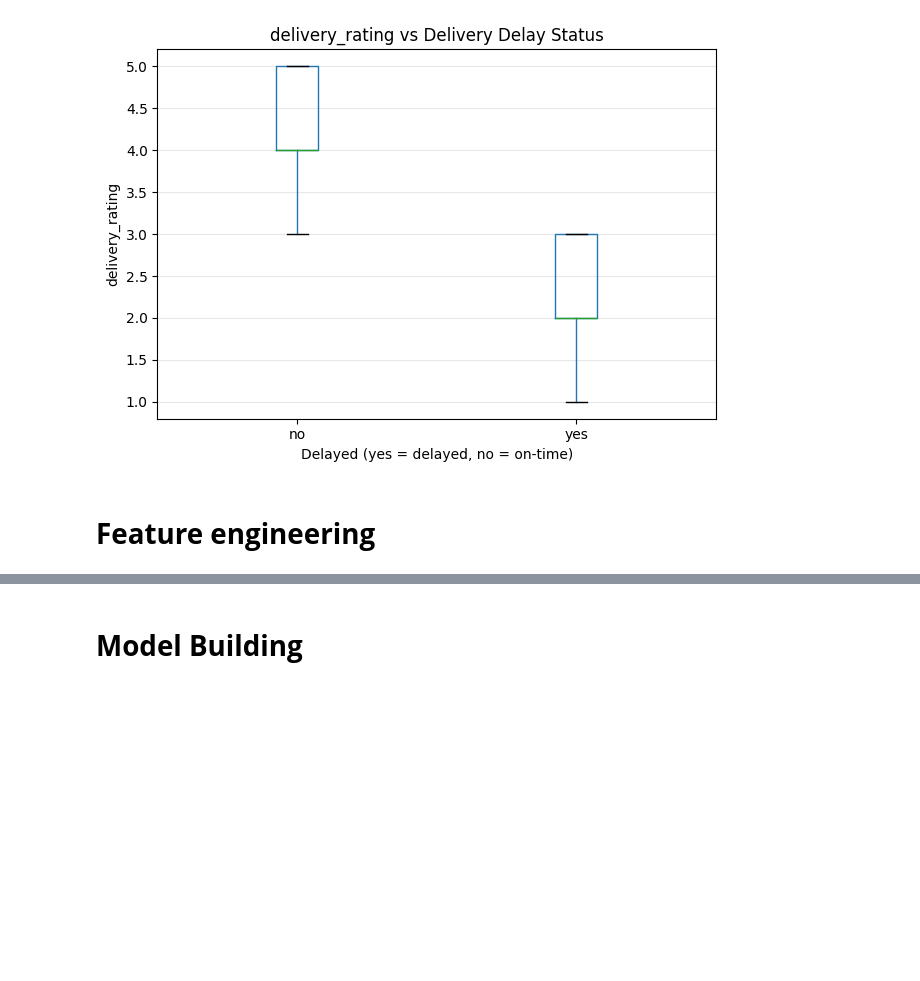
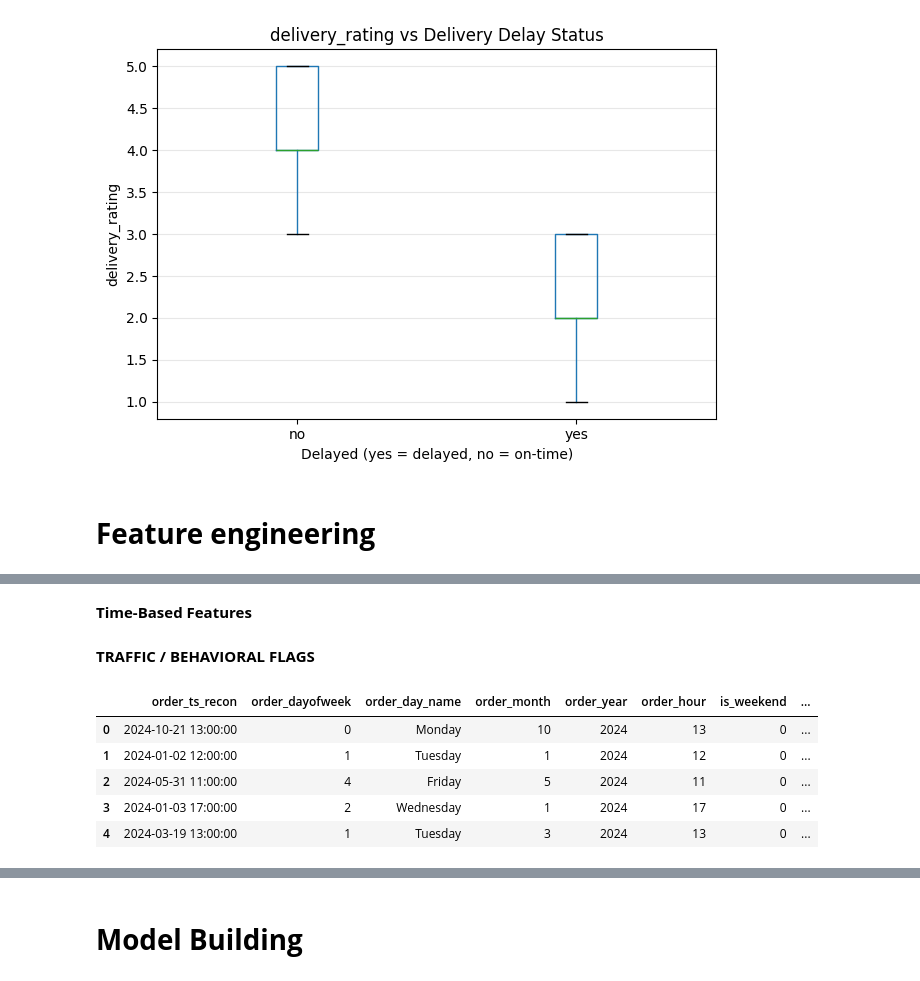
Before and after one commit to Ronal-Thomas/ETA-Delay-Prediction-Logistics, a Jupyter notebook: ETA_Delay_Prediction.ipynb, the cells around one changed output, grey strips where cells are left out. Saved outputs shown, nothing was run; the diff lists cells and outputs as text; code cells hidden in the pictures; blank space fills up the shorter version.

```diff
--- a/ETA_Delay_Predictionxy.ipynb
+++ b/ETA_Delay_Prediction.ipynb
@@ -518,0 +452,2 @@ Name: order_ts_recon, dtype: object
+# %%
+df = pd.read_csv("Delivery_Logistics_reconstructed.csv")
@@ -518,0 +480,2 @@ Name: order_ts_recon, dtype: object
+# %% [markdown]
+**Time-Based Features**
@@ -518,0 +499,2 @@ Name: order_ts_recon, dtype: object
+# %% [markdown]
+**TRAFFIC / BEHAVIORAL FLAGS**
@@ -518,0 +523,19 @@ Name: order_ts_recon, dtype: object
+# %%
+df[[
+    "order_ts_recon",
+    "order_dayofweek",
+    "order_day_name",
+    "order_month",
+    "order_year",
+    "order_hour",
+    "is_weekend",
+    "rush_hour_flag",
+    "night_delivery_flag"
+]].head()
+# %% [output]
+|  | order_ts_recon | order_dayofweek | order_day_name | order_month | order_year | order_hour | is_weekend | ... |
+| 0 | 2024-10-21 13:00:00 | 0 | Monday | 10 | 2024 | 13 | 0 | ... |
+| 1 | 2024-01-02 12:00:00 | 1 | Tuesday | 1 | 2024 | 12 | 0 | ... |
+| 2 | 2024-05-31 11:00:00 | 4 | Friday | 5 | 2024 | 11 | 0 | ... |
+| 3 | 2024-01-03 17:00:00 | 2 | Wednesday | 1 | 2024 | 17 | 0 | ... |
+| 4 | 2024-03-19 13:00:00 | 1 | Tuesday | 3 | 2024 | 13 | 0 | ... |
```
Also changed, not shown: parts of 51 cells of this notebook.
